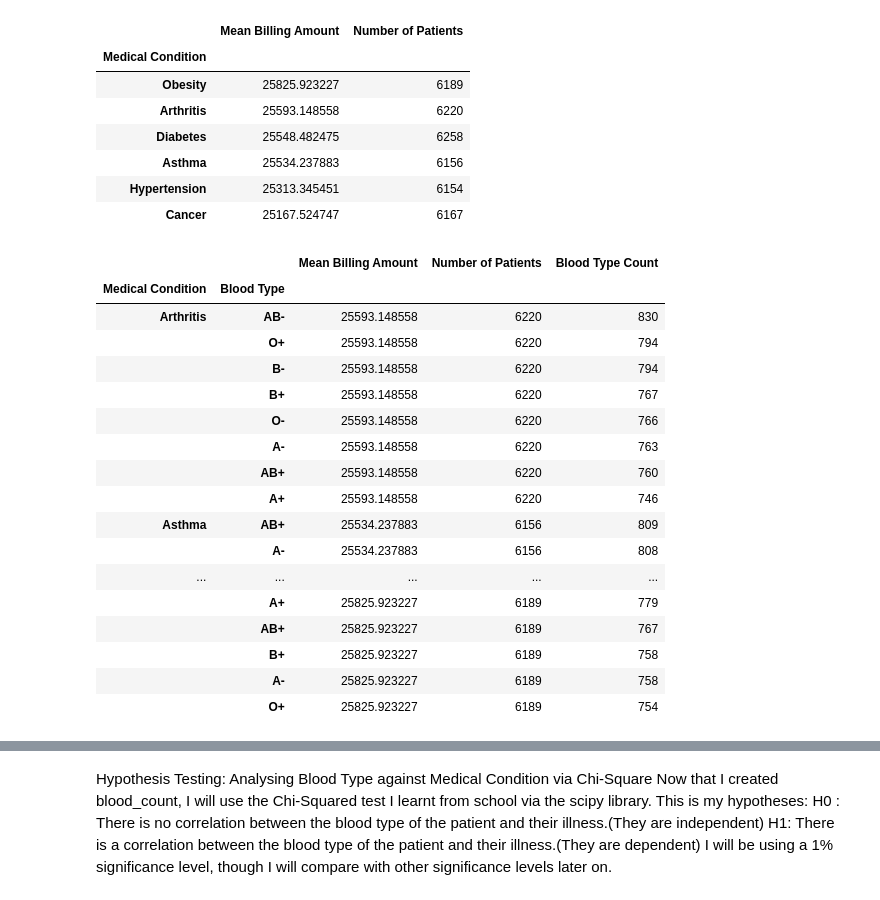
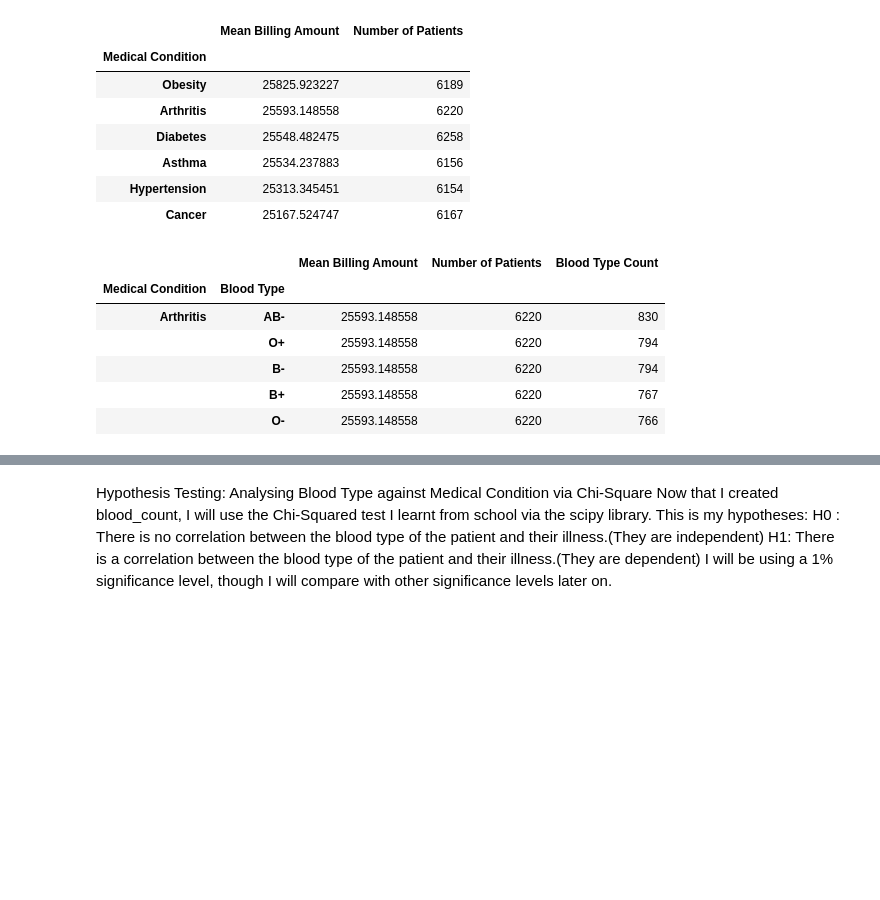
Before and after one commit to agbahovbejasmine-del/hospital_data_project, a Jupyter notebook: hospital_analysis.ipynb, the cells around one changed output, grey strips where cells are left out. Drawn from its saved outputs; the diff is of its cells as text; code cells hidden in the pictures; blank space fills up the shorter version.

Commit message:
DId .head() one some of the longer tables.

```diff
--- a/hospital_analysis.ipynb
+++ b/hospital_analysis.ipynb
@@ -91,26 +91,15 @@ Average Billing Amount and Number of Patients for each Medical Condition:
 # %%
 #To look for correlation between blood type and medical condition, I created a new dataframe to display the mean billing amount for each medical condition in descending order, as well as the frequency of each condition via joining.
 blood_count=pd.DataFrame(mean_count.join(df.groupby('Medical Condition')['Blood Type'].value_counts().rename('Blood Type Count'), how='right'))
-blood_count
+blood_count.head()
 # %% [output]
 |  |  | Mean Billing Amount | Number of Patients | Blood Type Count |
 | Medical Condition | Blood Type |  |  |  |
 | Arthritis | AB- | 25593.148558 | 6220 | 830 |
 |  | O+ | 25593.148558 | 6220 | 794 |
 |  | B- | 25593.148558 | 6220 | 794 |
 |  | B+ | 25593.148558 | 6220 | 767 |
 |  | O- | 25593.148558 | 6220 | 766 |
-|  | A- | 25593.148558 | 6220 | 763 |
-|  | AB+ | 25593.148558 | 6220 | 760 |
-|  | A+ | 25593.148558 | 6220 | 746 |
-| Asthma | AB+ | 25534.237883 | 6156 | 809 |
-|  | A- | 25534.237883 | 6156 | 808 |
-| ... | ... | ... | ... | ... |
-|  | A+ | 25825.923227 | 6189 | 779 |
-|  | AB+ | 25825.923227 | 6189 | 767 |
-|  | B+ | 25825.923227 | 6189 | 758 |
-|  | A- | 25825.923227 | 6189 | 758 |
-|  | O+ | 25825.923227 | 6189 | 754 |
 # %%
 #I wanted to remove the Number of Patients and the Mean Billing Amount column from the blood_count dataFrame.
 blood_count=blood_count.drop(columns=['Mean Billing Amount']).drop(columns=['Number of Patients'])
```
Also changed, not shown: parts of 1 cell of this notebook.
